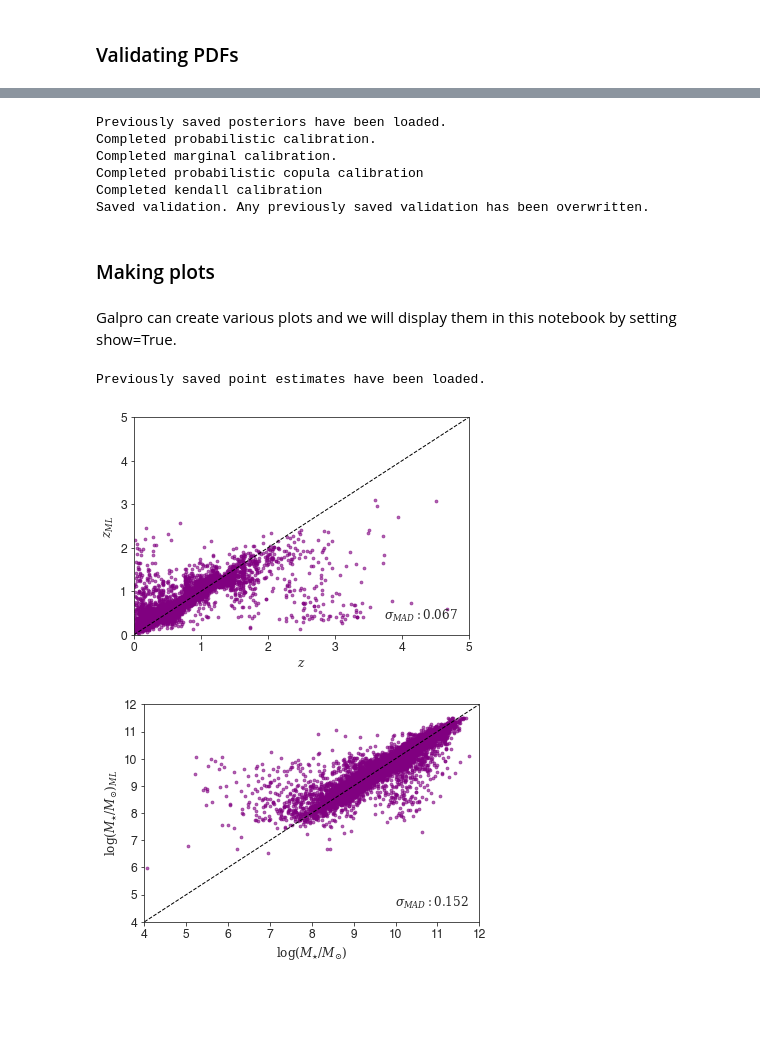
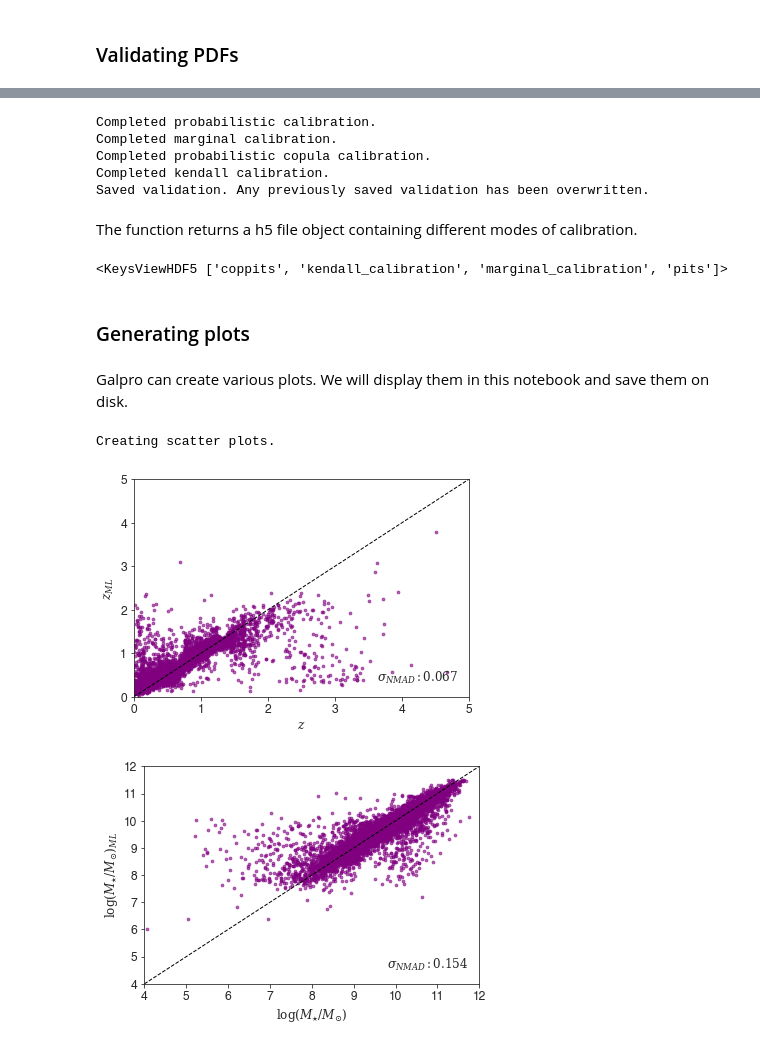
Before and after one commit to smucesh/galpro, a Jupyter notebook: examples/galpro_demo.ipynb, the cells around one changed output, grey strips where cells are left out. Drawn from its saved outputs; the diff is of its cells as text; code cells hidden in the pictures; blank space fills up the shorter version.

Commit message:
Update demo jupyter notebook

```diff
--- a/examples/galpro_demo.ipynb
+++ b/examples/galpro_demo.ipynb
@@ -23,5 +33,5 @@ We train the model using the Model class. We input training and testing datasets
 target_features = ['$z$', '$\log(M_{\star} / M_{\odot})$']
 
 # Creating a model
-model = gp.Model('model', x_train, y_train, x_test, y_test, target_features, save_model=False)
+model = gp.Model('model', x_train, y_train, x_test, y_test, target_features, save_model=True)
 # %% [output]
@@ -47,19 +96,24 @@ Finally, we validate both the marginal and joint posterior PDFs of redshift and
 # %%
-model.validate(make_plots=False)
+validation = model.validate(save_validation=True, make_plots=False)
 # %% [output]
-Previously saved posteriors have been loaded.
 Completed probabilistic calibration.
 Completed marginal calibration.
-Completed probabilistic copula calibration
-Completed kendall calibration
+Completed probabilistic copula calibration.
+Completed kendall calibration.
 Saved validation. Any previously saved validation has been overwritten.
+# %% [markdown]
+The function returns a h5 file object containing different modes of calibration.
+# %%
+validation.keys()
+# %% [output]
+<KeysViewHDF5 ['coppits', 'kendall_calibration', 'marginal_calibration', 'pits']>
 # %% [markdown]
-### Making plots
+### Generating plots
 # %% [markdown]
-Galpro can create various plots and we will display them in this notebook by setting show=True.
+Galpro can create various plots. We will display them in this notebook and save them on disk.
 # %%
-model.plot_scatter(show=True, save=False)
+model.plot_scatter(show=True, save=True)
 # %% [output]
-Previously saved point estimates have been loaded.
+Creating scatter plots.
-[figure, old version]
+[figure, new version]
-[figure, old version]
+[figure, new version]
```
Also changed, not shown: parts of 29 cells of this notebook, 2 other files.
